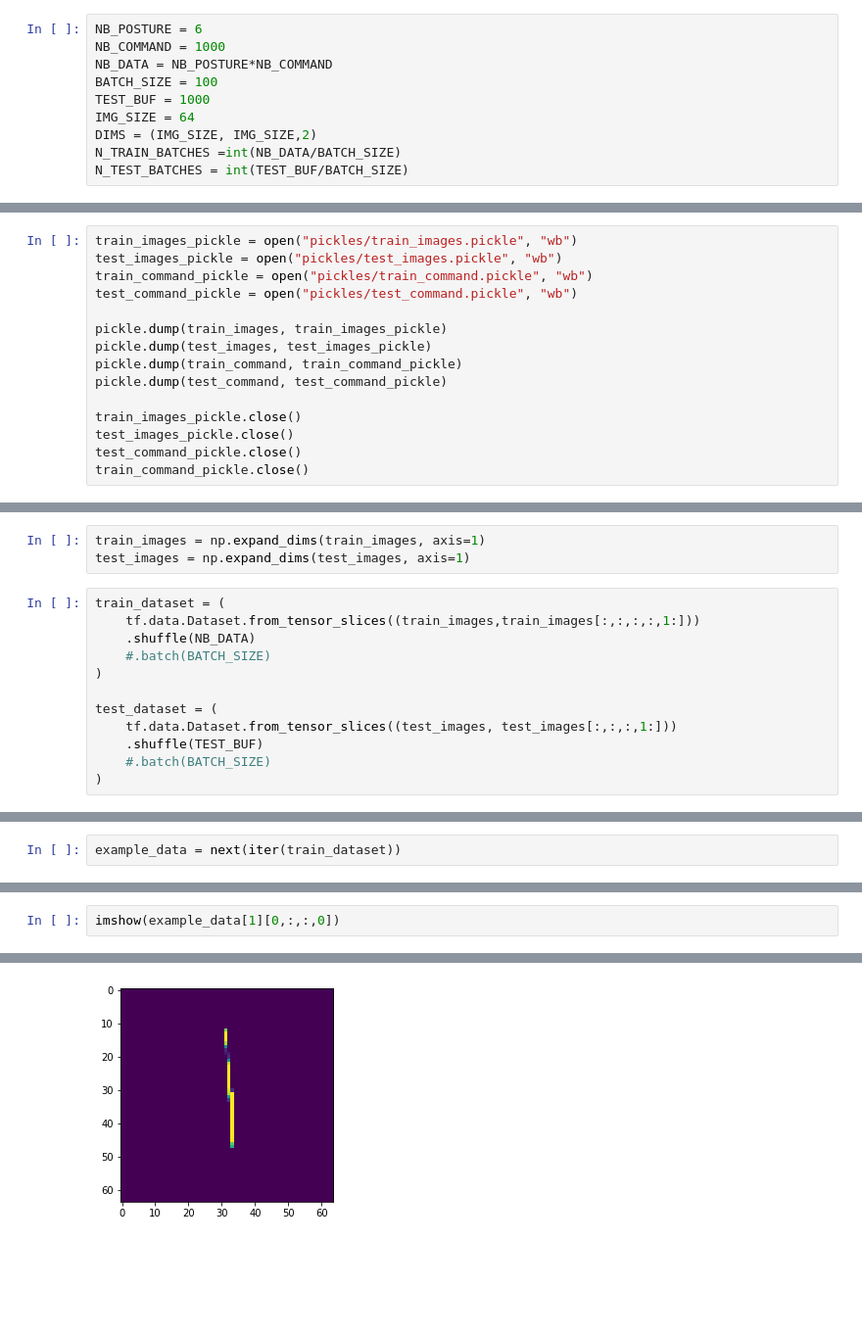
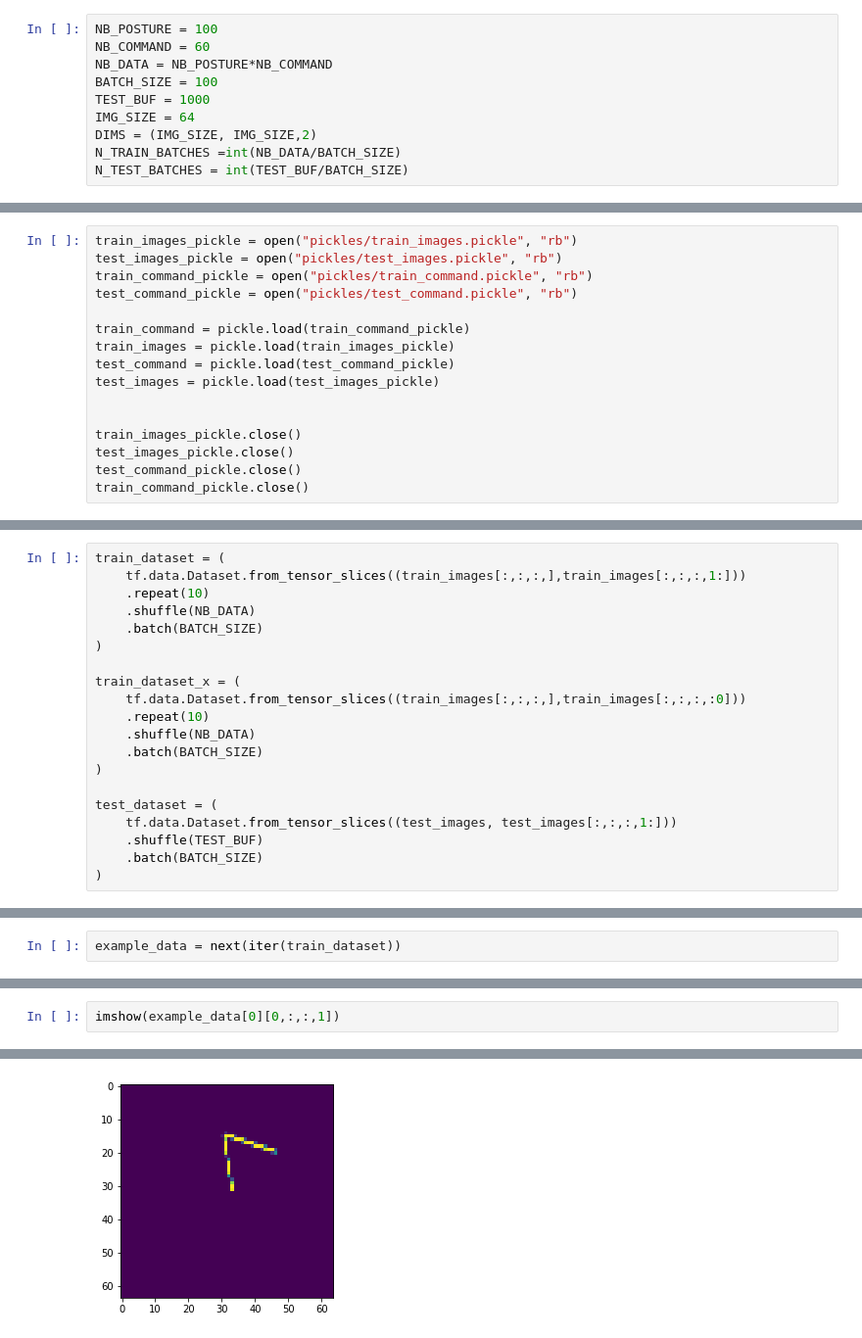
Before and after one commit to elichou/jupyternotebooks, a Jupyter notebook: Visual_learning_reaching/armcodlib/Visual_Learning_3d_Arm.ipynb, the cells around one changed output, grey strips where cells are left out. Shown at 98% size. Cells and saved outputs as stored; diff of their text form; blank space fills up the shorter version.

```diff
--- a/Visual_learning_reaching/armcodlib/Visual_Learning_3d_Arm.ipynb
+++ b/Visual_learning_reaching/armcodlib/Visual_Learning_3d_Arm.ipynb
@@ -20,8 +21,8 @@ print(tf.__version__)
 # %% [markdown]
 ### Create arm positions dataset
 # %%
-NB_POSTURE = 6
-NB_COMMAND = 1000
+NB_POSTURE = 100
+NB_COMMAND = 60
 NB_DATA = NB_POSTURE*NB_COMMAND
 BATCH_SIZE = 100
 TEST_BUF = 1000
@@ -39,13 +53,14 @@ imshow(train_images[0][:,:,1])
 # %%
-train_images_pickle = open("pickles/train_images.pickle", "wb")
-test_images_pickle = open("pickles/test_images.pickle", "wb")
-train_command_pickle = open("pickles/train_command.pickle", "wb")
-test_command_pickle = open("pickles/test_command.pickle", "wb")
+train_images_pickle = open("pickles/train_images.pickle", "rb")
+test_images_pickle = open("pickles/test_images.pickle", "rb")
+train_command_pickle = open("pickles/train_command.pickle", "rb")
+test_command_pickle = open("pickles/test_command.pickle", "rb")
 
-pickle.dump(train_images, train_images_pickle)
-pickle.dump(test_images, test_images_pickle)
-pickle.dump(train_command, train_command_pickle)
-pickle.dump(test_command, test_command_pickle)
+train_command = pickle.load(train_command_pickle)
+train_images = pickle.load(train_images_pickle)
+test_command = pickle.load(test_command_pickle)
+test_images = pickle.load(test_images_pickle)
+
 
 train_images_pickle.close()
 test_images_pickle.close()
@@ -76,15 +69,20 @@ print('shape test_images', shape(test_images))
-# %%
-train_images = np.expand_dims(train_images, axis=1)
-test_images = np.expand_dims(test_images, axis=1)
 # %%
 train_dataset = (
-    tf.data.Dataset.from_tensor_slices((train_images,train_images[:,:,:,:,1:]))
+    tf.data.Dataset.from_tensor_slices((train_images[:,:,:,],train_images[:,:,:,1:]))
+    .repeat(10)
     .shuffle(NB_DATA)
-    #.batch(BATCH_SIZE)
+    .batch(BATCH_SIZE)
+)
+
+train_dataset_x = (
+    tf.data.Dataset.from_tensor_slices((train_images[:,:,:,],train_images[:,:,:,:0]))
+    .repeat(10)
+    .shuffle(NB_DATA)
+    .batch(BATCH_SIZE)
 )
 
 test_dataset = (
     tf.data.Dataset.from_tensor_slices((test_images, test_images[:,:,:,1:]))
     .shuffle(TEST_BUF)
-    #.batch(BATCH_SIZE)
+    .batch(BATCH_SIZE)
 )
@@ -185,5 +234,5 @@ imshow(autoencoder_conv.predict(example_data)[0,:,:,0])
 # %%
-imshow(example_data[1][0,:,:,0])
+imshow(example_data[0][0,:,:,1])
 # %% [output]
 <matplotlib.image.AxesImage at 0x...>
-[figure, old version]
+[figure, new version]
```
Also changed, not shown: parts of 34 cells of this notebook, 2 other files.
